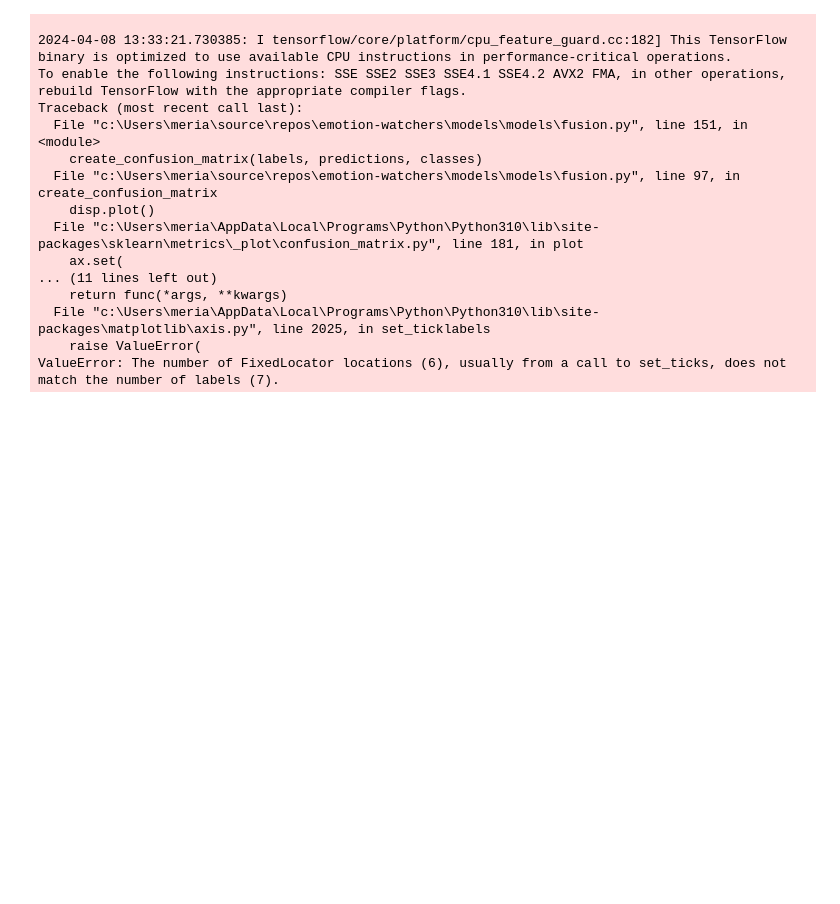
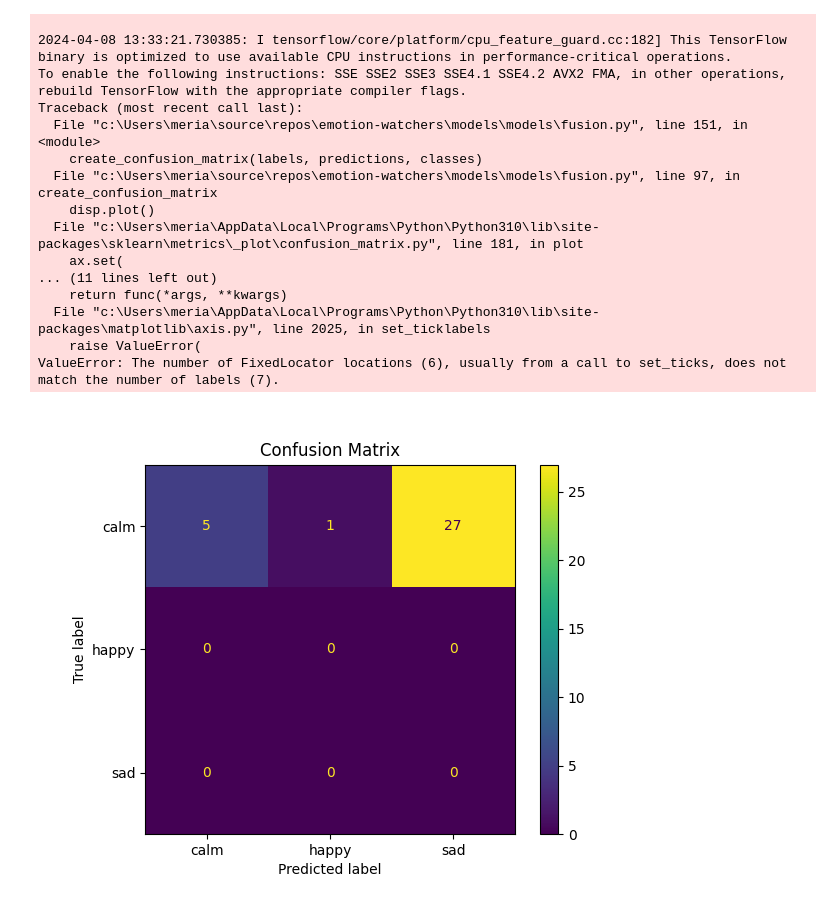
Before and after one commit to meriam04/emo-pupil-2, a Jupyter notebook: demos/design_fair.ipynb, the cells around one changed output. Saved outputs shown, nothing was run; the diff lists cells and outputs as text; code cells hidden in the pictures; blank space fills up the shorter version.

Commit message:
Added image of confusion matrix

```diff
--- a/demos/design_fair.ipynb
+++ b/demos/design_fair.ipynb
@@ -138,3 +143,7 @@ Traceback (most recent call last):
   File "c:\Users\meria\AppData\Local\Programs\Python\Python310\lib\site-packages\matplotlib\axis.py", line 2025, in set_ticklabels
     raise ValueError(
 ValueError: The number of FixedLocator locations (6), usually from a call to set_ticks, does not match the number of labels (7).
+# %%
+Image("..\models\models\confusion_matrix.png")
+# %% [output]
+[figure, added]
```
Also changed, not shown: parts of 2 cells of this notebook, 2 other files.
